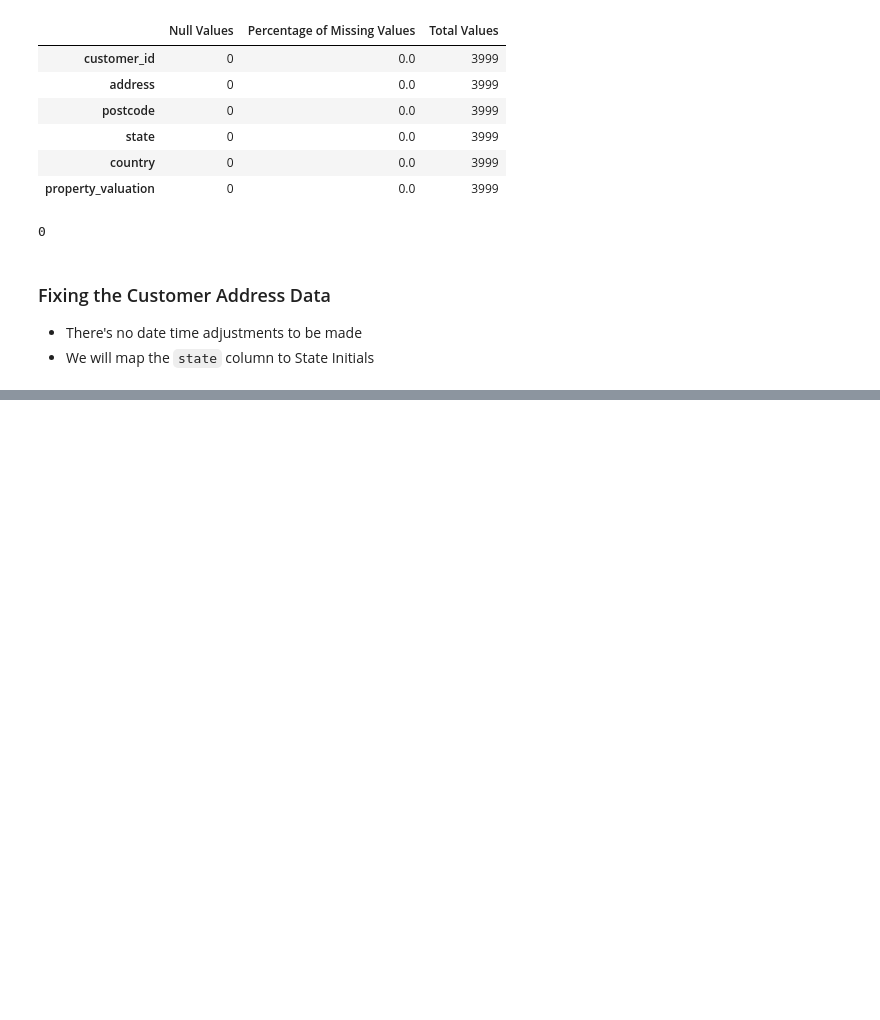
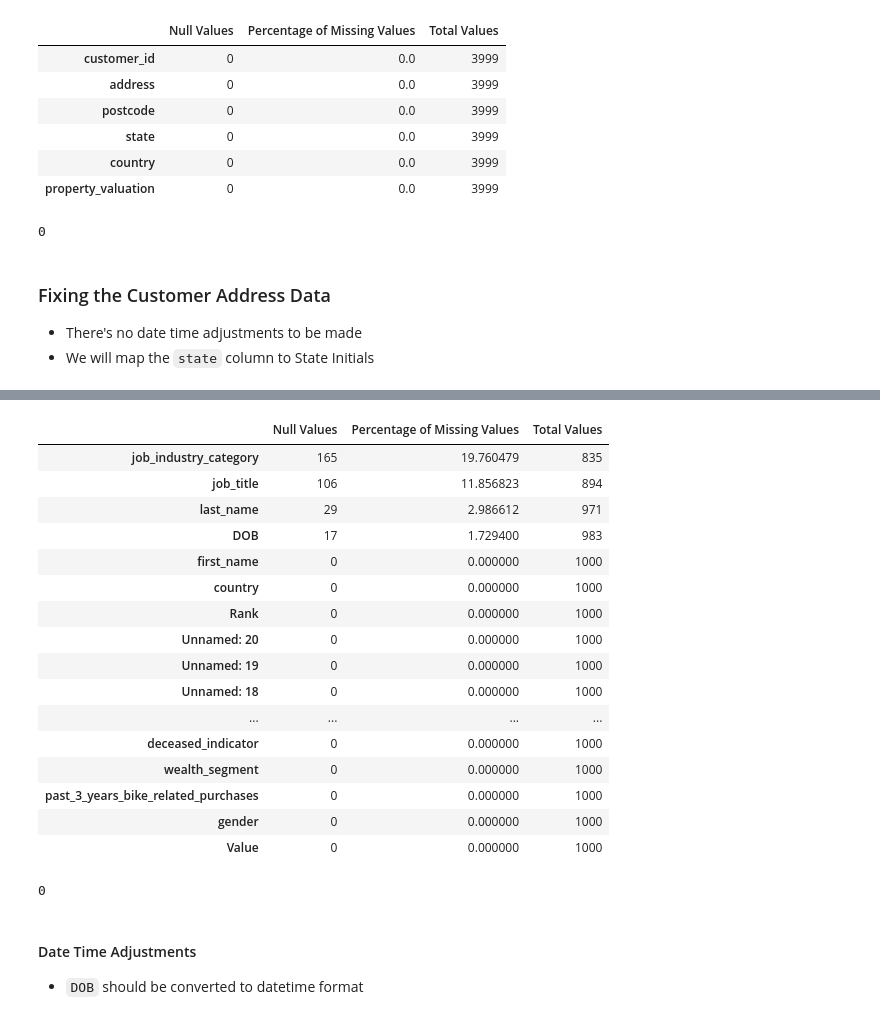
Before and after one commit to notcostheta/internship-speedrun, a Jupyter notebook: kpmg/task-master.ipynb, the cells around one changed output, grey strips where cells are left out. Saved outputs shown, nothing was run; the diff lists cells and outputs as text; code cells hidden in the pictures; blank space fills up the shorter version.

```diff
--- a/kpmg/task-master.ipynb
+++ b/kpmg/task-master.ipynb
@@ -475,0 +494,5 @@ CustomerAddress["state"] = CustomerAddress["state"].replace("Victoria", "VIC")
+# %%
+# Set max column display to None
+pd.set_option("display.max_columns", None)
+
+NewCustomerList.sample(5)
@@ -475,0 +560,29 @@ CustomerAddress["state"] = CustomerAddress["state"].replace("Victoria", "VIC")
+# %%
+# Call the function to analyze the missing data
+analyze_null_values(NewCustomerList)
+# %% [output]
+|  | Null Values | Percentage of Missing Values | Total Values |
+| job_industry_category | 165 | 19.760479 | 835 |
+| job_title | 106 | 11.856823 | 894 |
+| last_name | 29 | 2.986612 | 971 |
+| DOB | 17 | 1.729400 | 983 |
+| first_name | 0 | 0.000000 | 1000 |
+| country | 0 | 0.000000 | 1000 |
+| Rank | 0 | 0.000000 | 1000 |
+| Unnamed: 20 | 0 | 0.000000 | 1000 |
+| Unnamed: 19 | 0 | 0.000000 | 1000 |
+| Unnamed: 18 | 0 | 0.000000 | 1000 |
+| ... | ... | ... | ... |
+| deceased_indicator | 0 | 0.000000 | 1000 |
+| wealth_segment | 0 | 0.000000 | 1000 |
+| past_3_years_bike_related_purchases | 0 | 0.000000 | 1000 |
+| gender | 0 | 0.000000 | 1000 |
+| Value | 0 | 0.000000 | 1000 |
+# %%
+# Check for duplicated rows
+NewCustomerList.duplicated().sum()
+# %% [output]
+0
+# %% [markdown]
+#### Date Time Adjustments
+- `DOB` should be converted to datetime format
```
Also changed, not shown: parts of 15 cells of this notebook.
